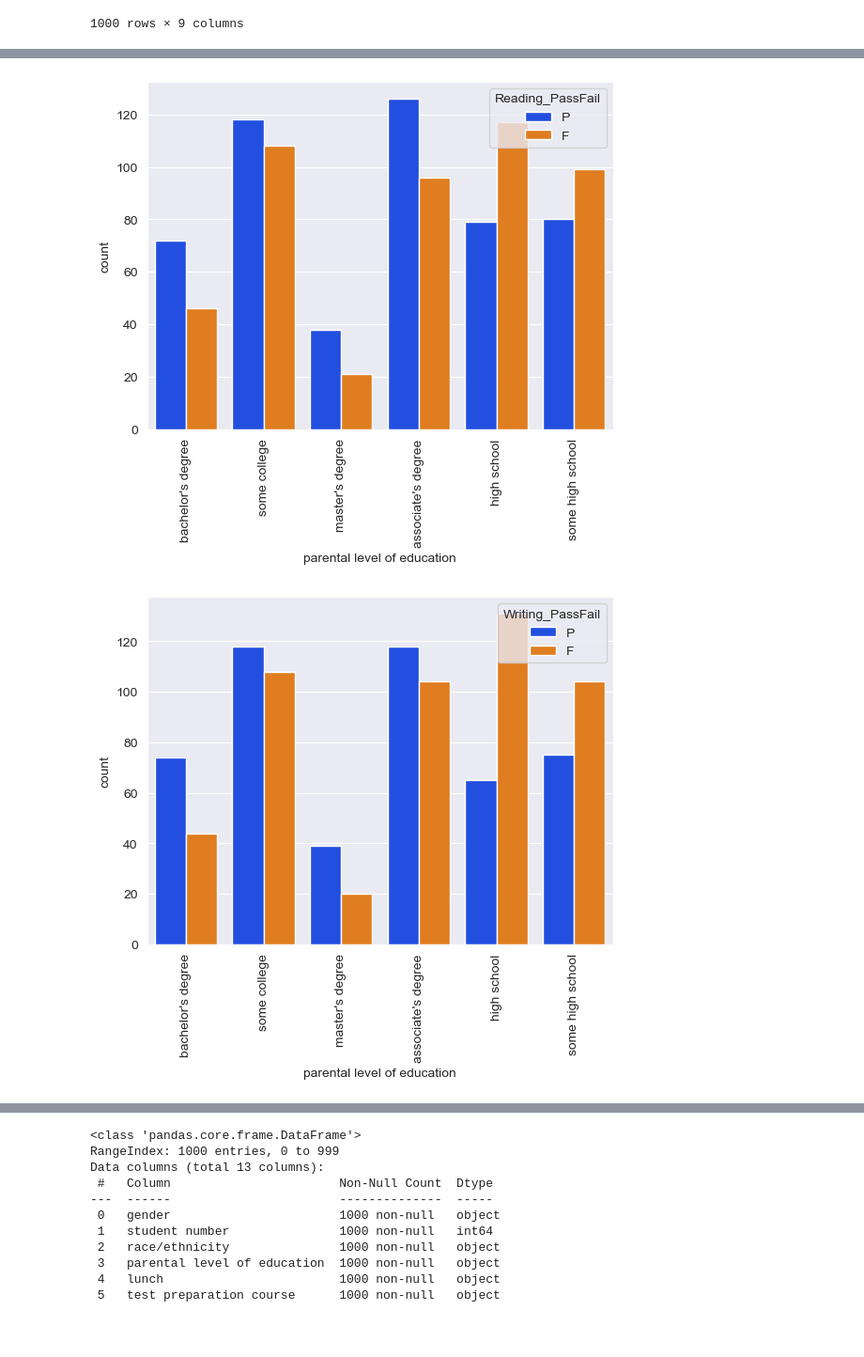
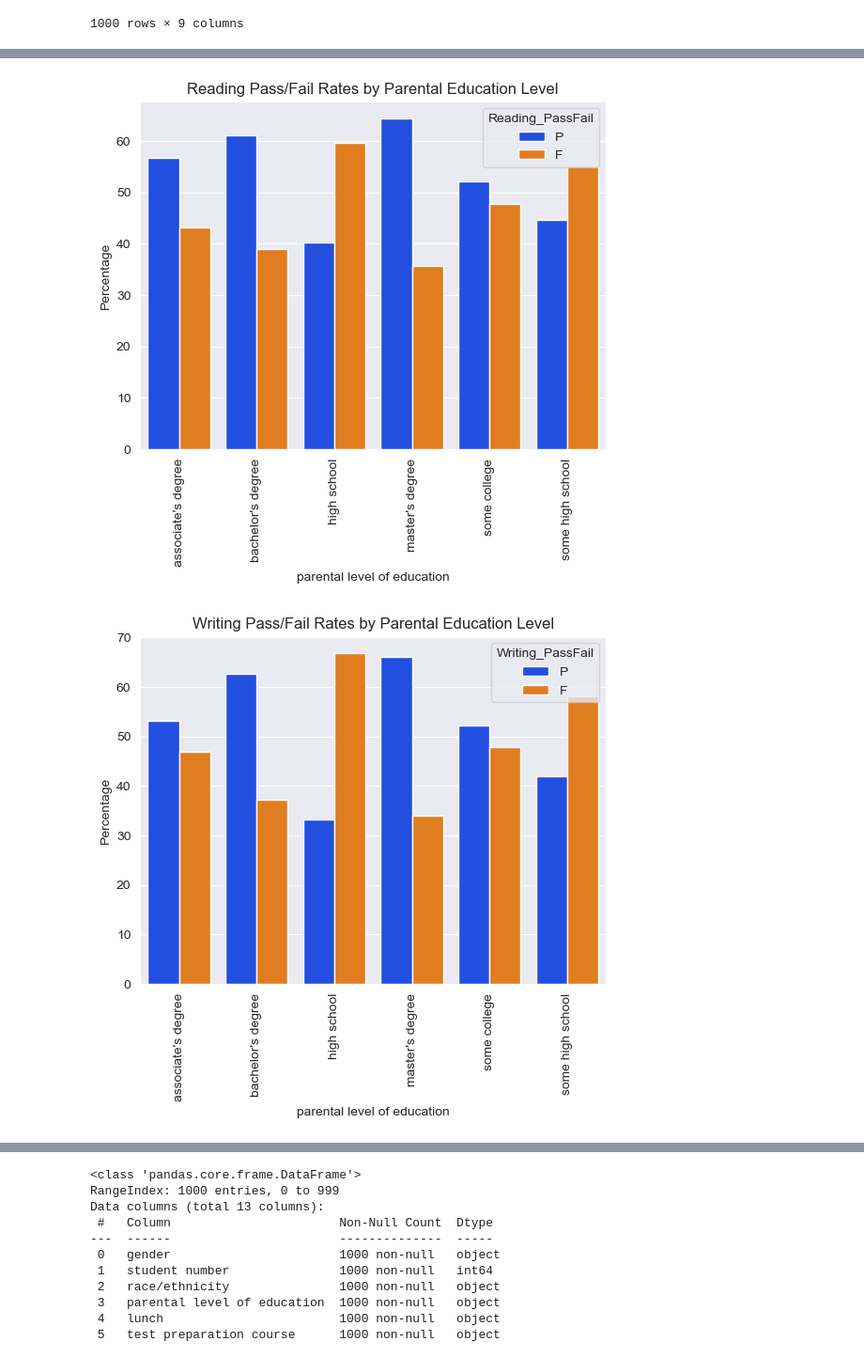
Before and after one commit to SR6/StudentPredictions, a Jupyter notebook: CSMLFinal.ipynb, the cells around one changed output, grey strips where cells are left out. Shown at 94% size. Saved outputs shown, nothing was run; the diff lists cells and outputs as text; code cells hidden in the pictures; blank space fills up the shorter version.

```diff
--- a/CSMLFinal.ipynb
+++ b/CSMLFinal.ipynb
@@ -78,24 +99,55 @@ plt.show()
 # %%
-data_file["Reading_PassFail"]=np.where(data_file["reading score"]<passmark,"F","P")
-#We call this column we add "take the math score" for us.
-#Let values be False and Positive if greater.
-data_file.Reading_PassFail.value_counts()
+# Assuming `data_file` is your DataFrame and `passmark` is defined
+data_file["Reading_PassFail"] = np.where(data_file["reading score"] < passmark, "F", "P")
 
-#plot of success in reading relative to their parents' education
-p=sns.countplot(x="parental level of education",hue="Reading_PassFail",data=data_file,palette="bright")
+# Calculate normalized percentages
+normalized_counts = (
+    data_file.groupby("parental level of education")["Reading_PassFail"]
+    .value_counts(normalize=True)
+    .mul(100)
+    .rename("percentage")
+    .reset_index()
+)
+
+# Plot normalized percentages
+sns.barplot(
+    x="parental level of education",
+    y="percentage",
+    hue="Reading_PassFail",
+    data=normalized_counts,
+    palette="bright",
+)
 plt.xticks(rotation=90)
+plt.ylabel("Percentage")
+plt.title("Reading Pass/Fail Rates by Parental Education Level")
 plt.show()
 # %% [output]
-[figure, old version]
+[figure, new version]
 # %%
-data_file["Writing_PassFail"]=np.where(data_file["writing score"]<passmark,"F","P")
-#We call this column we add "take the math score" for us.
-#Let values be False and Positive if greater.
-data_file.Writing_PassFail.value_counts()
 
-#plot of success in writing relative to their parents' education
-p=sns.countplot(x="parental level of education",hue="Writing_PassFail",data=data_file,palette="bright")
+# Assuming `data_file` is your DataFrame and `passmark` is defined
+data_file["Writing_PassFail"] = np.where(data_file["writing score"] < passmark, "F", "P")
+
+# Calculate normalized percentages
+normalized_counts = (
+    data_file.groupby("parental level of education")["Writing_PassFail"]
+    .value_counts(normalize=True)
+    .mul(100)
+    .rename("percentage")
+    .reset_index()
+)
+
+# Plot normalized percentages
+sns.barplot(
+    x="parental level of education",
+    y="percentage",
+    hue="Writing_PassFail",
+    data=normalized_counts,
+    palette="bright",
+)
 plt.xticks(rotation=90)
+plt.ylabel("Percentage")
+plt.title("Writing Pass/Fail Rates by Parental Education Level")
 plt.show()
 # %% [output]
-[figure, old version]
+[figure, new version]
```
Also changed, not shown: parts of 27 cells of this notebook.
